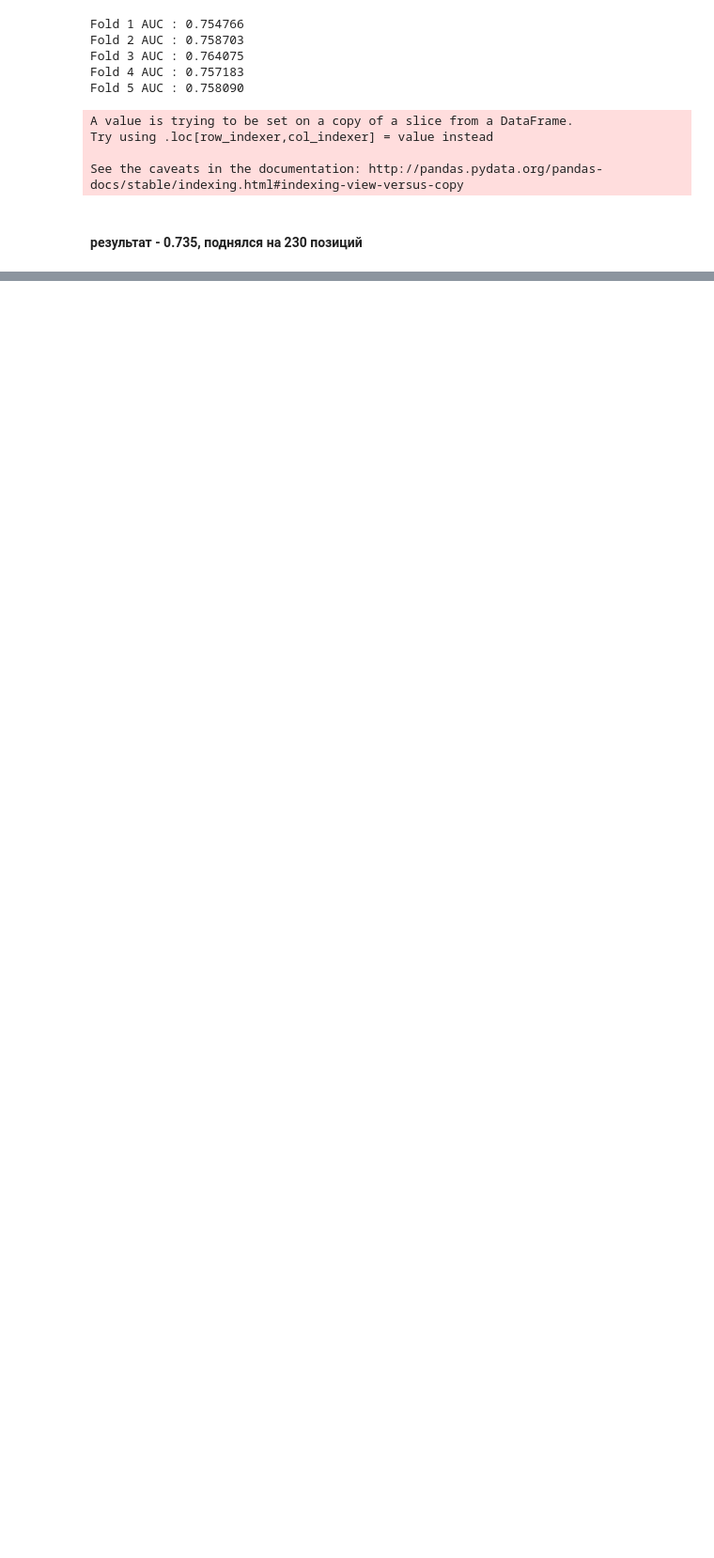
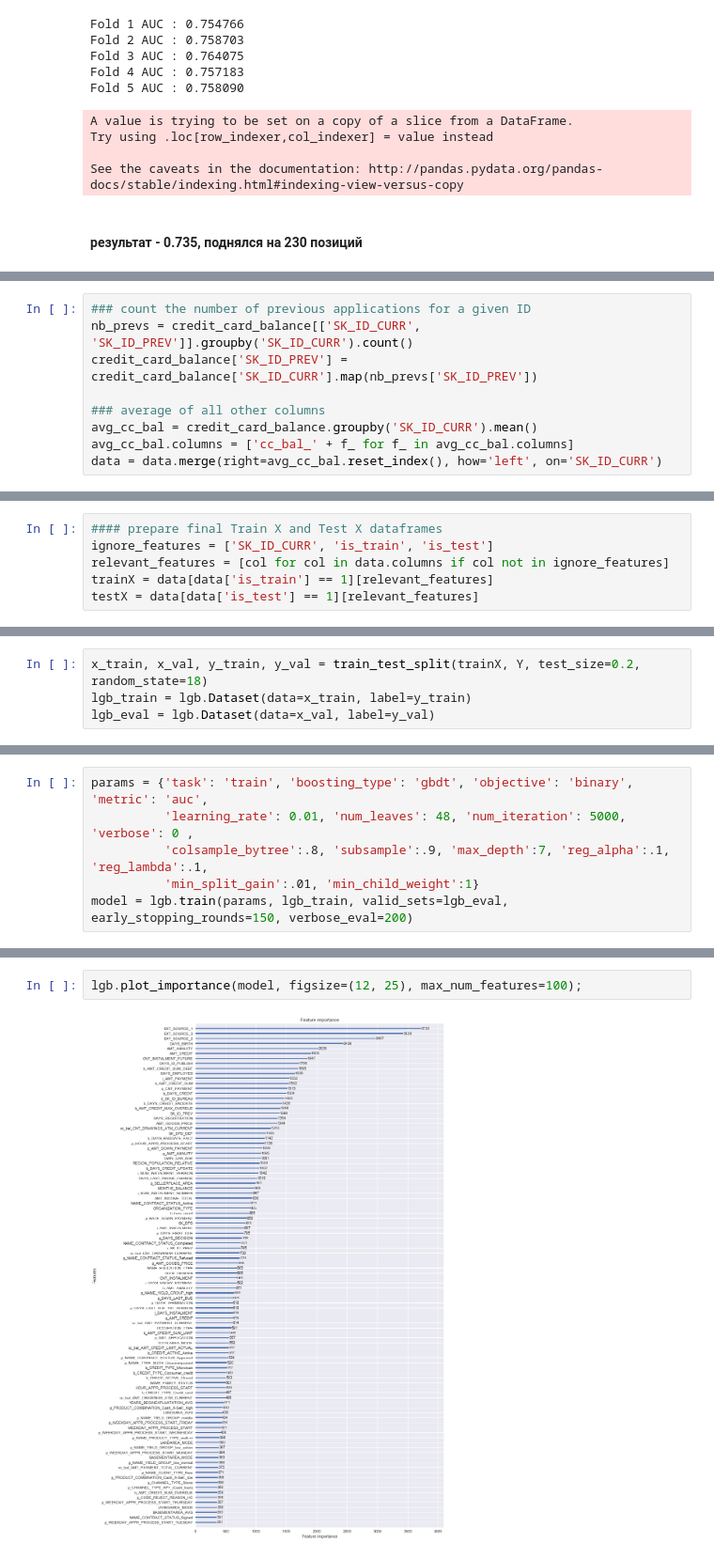
Before and after one commit to zalhonan/kaggle_Home_Credit_Default_Risk, a Jupyter notebook: home credit 1.ipynb, the cells around one changed output, grey strips where cells are left out. Shown at 94% size. Drawn from its saved outputs; the diff is of its cells as text; blank space fills up the shorter version.

```diff
--- a/home credit 1.ipynb
+++ b/home credit 1.ipynb
@@ -971,0 +1087,9 @@ See the caveats in the documentation: http://pandas.pydata.org/pandas-docs/stabl
+# %%
+### count the number of previous applications for a given ID
+nb_prevs = credit_card_balance[['SK_ID_CURR', 'SK_ID_PREV']].groupby('SK_ID_CURR').count()
+credit_card_balance['SK_ID_PREV'] = credit_card_balance['SK_ID_CURR'].map(nb_prevs['SK_ID_PREV'])
+
+### average of all other columns
+avg_cc_bal = credit_card_balance.groupby('SK_ID_CURR').mean()
+avg_cc_bal.columns = ['cc_bal_' + f_ for f_ in avg_cc_bal.columns]
+data = data.merge(right=avg_cc_bal.reset_index(), how='left', on='SK_ID_CURR')
@@ -971,0 +1098,6 @@ See the caveats in the documentation: http://pandas.pydata.org/pandas-docs/stabl
+# %%
+#### prepare final Train X and Test X dataframes
+ignore_features = ['SK_ID_CURR', 'is_train', 'is_test']
+relevant_features = [col for col in data.columns if col not in ignore_features]
+trainX = data[data['is_train'] == 1][relevant_features]
+testX = data[data['is_test'] == 1][relevant_features]
@@ -971,0 +1106,4 @@ See the caveats in the documentation: http://pandas.pydata.org/pandas-docs/stabl
+# %%
+x_train, x_val, y_train, y_val = train_test_split(trainX, Y, test_size=0.2, random_state=18)
+lgb_train = lgb.Dataset(data=x_train, label=y_train)
+lgb_eval = lgb.Dataset(data=x_val, label=y_val)
@@ -971,0 +1112,6 @@ See the caveats in the documentation: http://pandas.pydata.org/pandas-docs/stabl
+# %%
+params = {'task': 'train', 'boosting_type': 'gbdt', 'objective': 'binary', 'metric': 'auc',
+          'learning_rate': 0.01, 'num_leaves': 48, 'num_iteration': 5000, 'verbose': 0 ,
+          'colsample_bytree':.8, 'subsample':.9, 'max_depth':7, 'reg_alpha':.1, 'reg_lambda':.1,
+          'min_split_gain':.01, 'min_child_weight':1}
+model = lgb.train(params, lgb_train, valid_sets=lgb_eval, early_stopping_rounds=150, verbose_eval=200)
@@ -971,0 +1138,4 @@ See the caveats in the documentation: http://pandas.pydata.org/pandas-docs/stabl
+# %%
+lgb.plot_importance(model, figsize=(12, 25), max_num_features=100);
+# %% [output]
+[figure, added]
```
Also changed, not shown: parts of 24 cells of this notebook, 1 other file.
